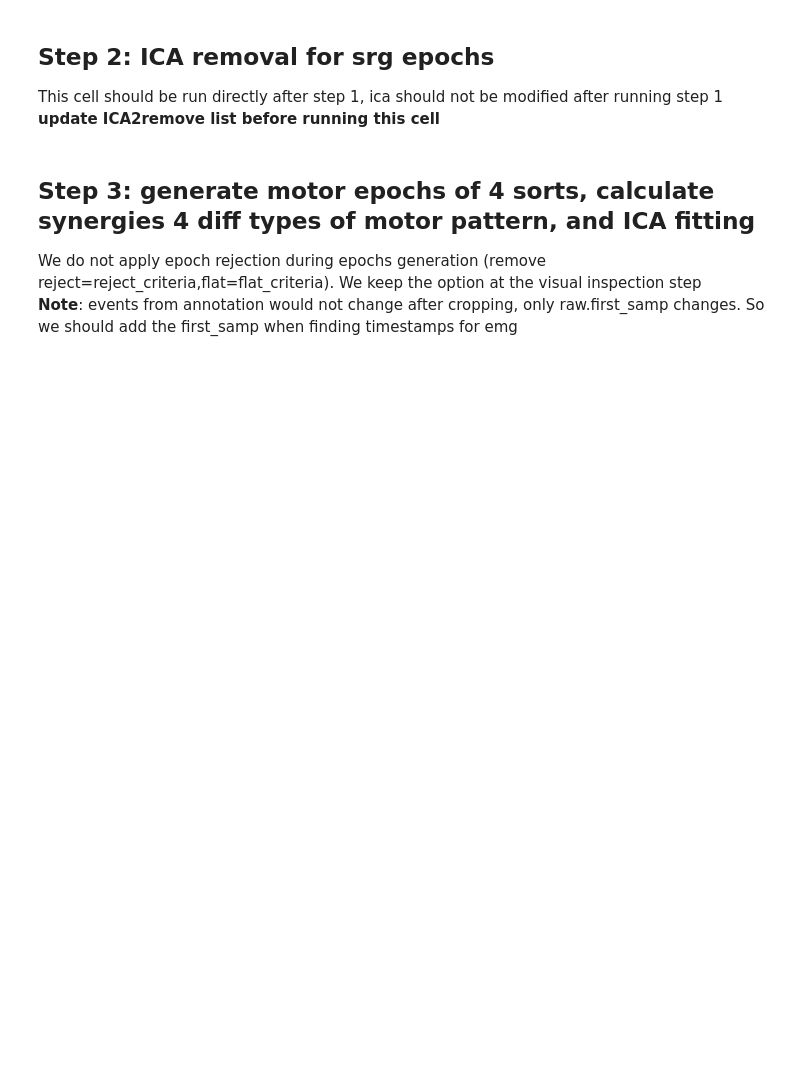
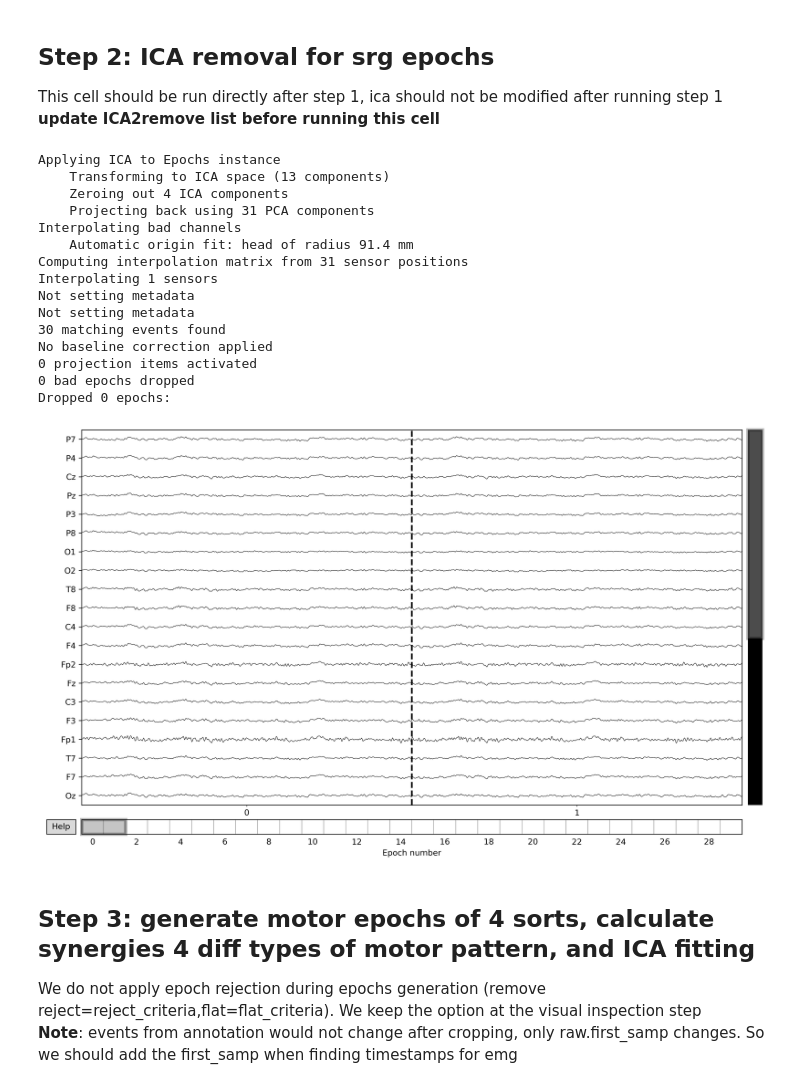
Before and after one commit to CM-connectivity/CM-graph, a Jupyter notebook: example_notebook/prep_iVCrctg_ready4package.ipynb, the cells around one changed output. Cells and saved outputs as stored; diff of their text form; code cells hidden in the pictures; blank space fills up the shorter version.

```diff
--- a/example_notebook/prep_iVCrctg_ready4package.ipynb
+++ b/example_notebook/prep_iVCrctg_ready4package.ipynb
@@ -484,10 +484,11 @@ def emg2synergy(emg_data, emg_ch_names, show=True, n_components= 3):
         VAF.append(VAF_n)
         VAF_diff.append(VAF_diff_n)
         n_componentsInLoop +=1
+    df_muscle_synergy = pd.DataFrame(muscle_synergy.T, columns = emg_ch_names)
     if show == True:
-        fig, axes = plt.subplots((df_muscle_synergy.shape[0] - 1) // 4 + 1, 4, figsize=(24,18)) #  four cols
-        if len(df_muscle_synergy) > 4:
-            for num_synergy in range(df_muscle_synergy.shape[0]):
+        fig, axes = plt.subplots((n_components-1) // 4 + 1, 4, figsize=(24,18)) #  four cols
+        if n_components > 4:
+            for num_synergy in range(n_components):
                 sns.barplot(ax=axes[num_synergy // 4, num_synergy % 4],x=df_muscle_synergy.columns, y=df_muscle_synergy.iloc[num_synergy].values,
                             color=sns.color_palette(n_colors=synergy_factor.shape[0])[num_synergy],
                             label = 'synergy_' + str(num_synergy))
@@ -574,7 +593,7 @@ Dont panic when assertion presents, it serve as a warning \
 # %%
 # definition #
 subj_idx = '51'      # editable variables
-session_idx = 's05' # editable variables
+session_idx = 's01' # editable variables
 %matplotlib qt
 reject_criteria = dict(eeg=6e-4, emg=2e-2)       # 600 μV for EEG, 20mV for EMG, do not exclude epochs containing ocular artifact
 flat_criteria = dict(eeg=1e-6, emg=1e-6)
@@ -772,22 +795,53 @@ This cell should be run directly after step 1, ica should not be modified after
 # %%
 # update ICA
 ica.exclude = ICs2remove[subj_idx]['srg'][session_idx]
 srg_epochs_prepped = srg_epochs.copy()
 ica.apply(srg_epochs_prepped)
+srg_epochs_prepped.interpolate_bads()
 srg_epochs_prepped.save(srg_epochs_prepped_fName, overwrite=True)
 srg_epochs_prepped.plot(scalings=dict(eeg=1e-4, emg=srg_epochs_prepped.get_data().max()/2), n_epochs=3, picks="all", title="srg_epochs_prepped")
 
 ch_types = ['emg'] * np.shape(synergy_factor_epochs_data)[1]  # number of synergies
 synergy_ch_names = ['synergy_' + str(i+1) for i in range(np.shape(synergy_factor_epochs_data)[1])]
 info = mne.create_info(ch_names=synergy_ch_names, sfreq=sfreq_emg, ch_types=ch_types)
 srg_synergy_epochs = srg_epochs_prepped.copy()
 srg_synergy_epochs.drop_channels(emg_ch_names)
 synergy_epochs = mne.EpochsArray(synergy_factor_epochs_data,info=info).resample(sfreq=sfreq_eeg)
 synergy_epochs.info['highpass'] = srg_synergy_epochs.info['highpass']
 synergy_epochs.info['lowpass'] = srg_synergy_epochs.info['lowpass']
+
+### We are here handling drop epochs
+epoch_idx = 0
+bad_epochs_idx=[]
+for i in srg_epochs_prepped.drop_log:
+    if i==():
+        epoch_idx+=1
+    else:
+        bad_epochs_idx.append(epoch_idx)
+        epoch_idx+=1
+synergy_epochs.drop(bad_epochs_idx)
+###############################
+
 srg_synergy_epochs.add_channels([synergy_epochs])
 srg_synergy_epochs.save(srg_synergy_epochs_prepped_fName, overwrite=True)
 srg_synergy_epochs.plot(n_epochs=2, scalings=dict(eeg=1e-4, emg=srg_synergy_epochs.get_data().max()/2), picks='all', title="srg_synergy_epochs_prepped")
+# %% [output]
+Applying ICA to Epochs instance
+    Transforming to ICA space (13 components)
+    Zeroing out 4 ICA components
+    Projecting back using 31 PCA components
+Interpolating bad channels
+    Automatic origin fit: head of radius 91.4 mm
+Computing interpolation matrix from 31 sensor positions
+Interpolating 1 sensors
+Not setting metadata
+Not setting metadata
+30 matching events found
+No baseline correction applied
+0 projection items activated
+0 bad epochs dropped
+Dropped 0 epochs:
+[figure, added]
 # %% [markdown]
 ## Step 3: generate motor epochs of 4 sorts, calculate synergies 4 diff types of motor pattern, and ICA fitting
 We do not apply epoch rejection during epochs generation (remove reject=reject_criteria,flat=flat_criteria). We keep the option at the visual inspection step \
```
Also changed, not shown: parts of 11 cells of this notebook.
